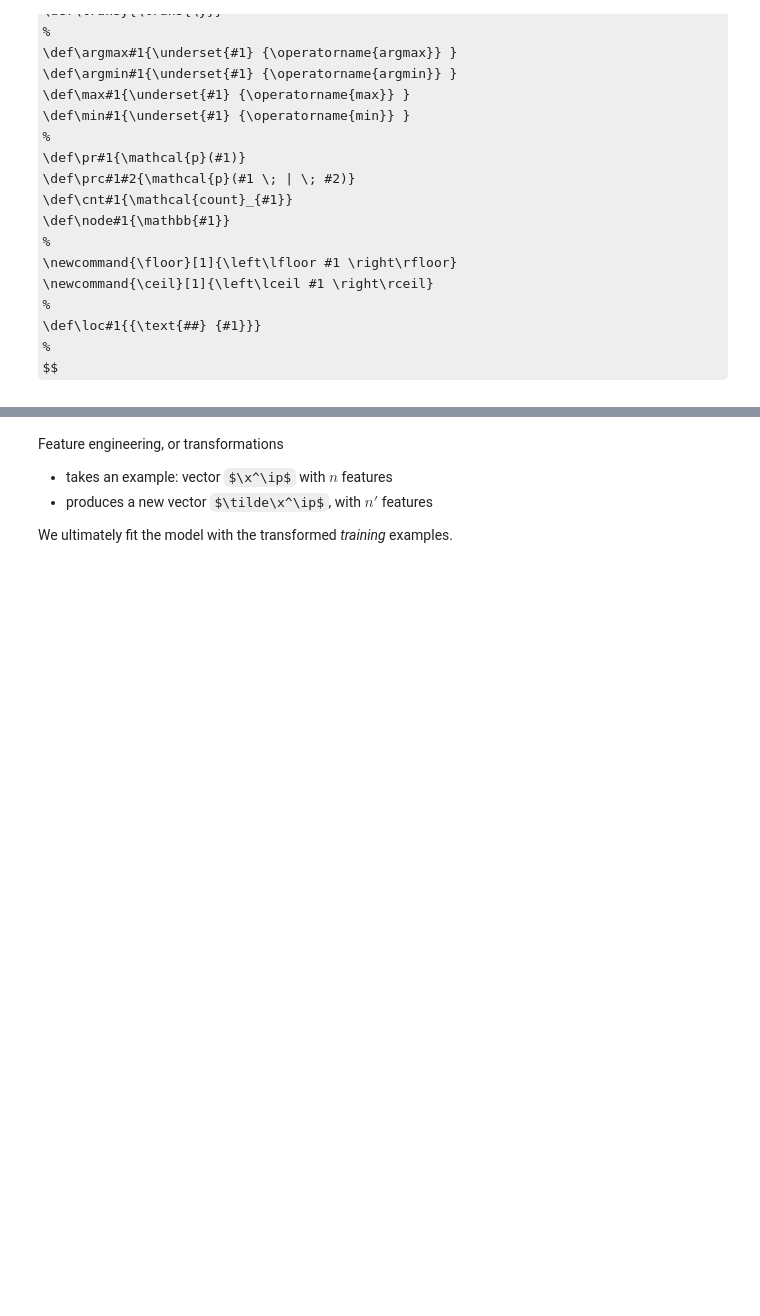
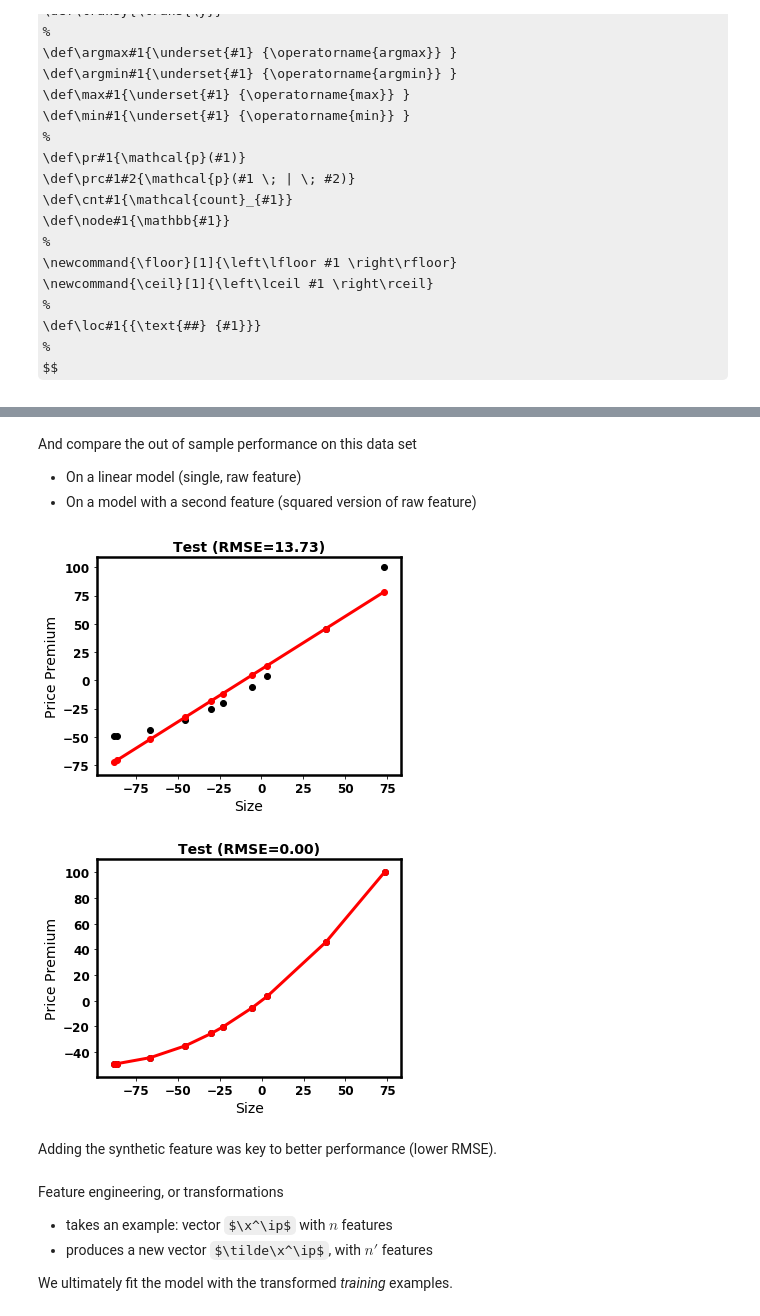
Before and after one commit to nyutandononline/MachineLearning_and_Finance_Teacher, a Jupyter notebook: Prepare_data_Overview.ipynb, the cells around one changed output, grey strips where cells are left out. Drawn from its saved outputs; the diff is of its cells as text; code cells hidden in the pictures; some formulas as TeX source; blank space fills up the shorter version.

```diff
--- a/Prepare_data_Overview.ipynb
+++ b/Prepare_data_Overview.ipynb
@@ -108,3 +144,14 @@ In the "curvy" data case, adding the squared feature was key to a better predict
+# %% [markdown]
+And compare the out of sample performance on this data set
+- On a linear model (single, raw feature)
+- On a model with a second feature (squared version of raw feature)
+# %%
+model_results = curv.compare_regress(X_curve, y_curve, xlabel=xlabel, ylabel=ylabel, visible=True, plot_train=False)
+# %% [output]
+[figure, added]
+[figure, added]
+# %% [markdown]
+Adding the synthetic feature was key to better performance (lower RMSE).
 # %% [markdown]
 Feature engineering, or transformations
 - takes an example: vector $\x^\ip$ with $n$ features
```
Also changed, not shown: parts of 35 cells of this notebook, 28 other files.
